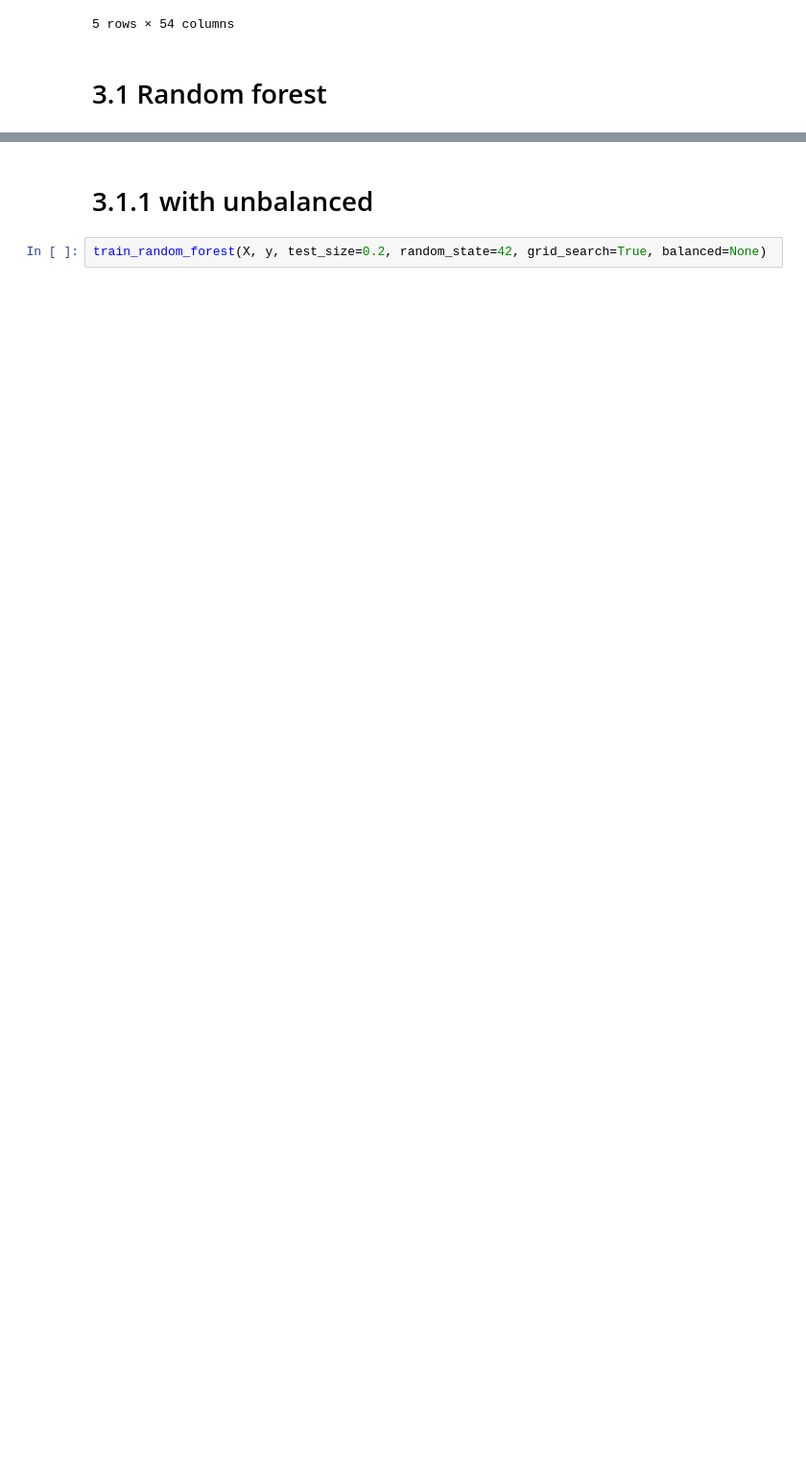
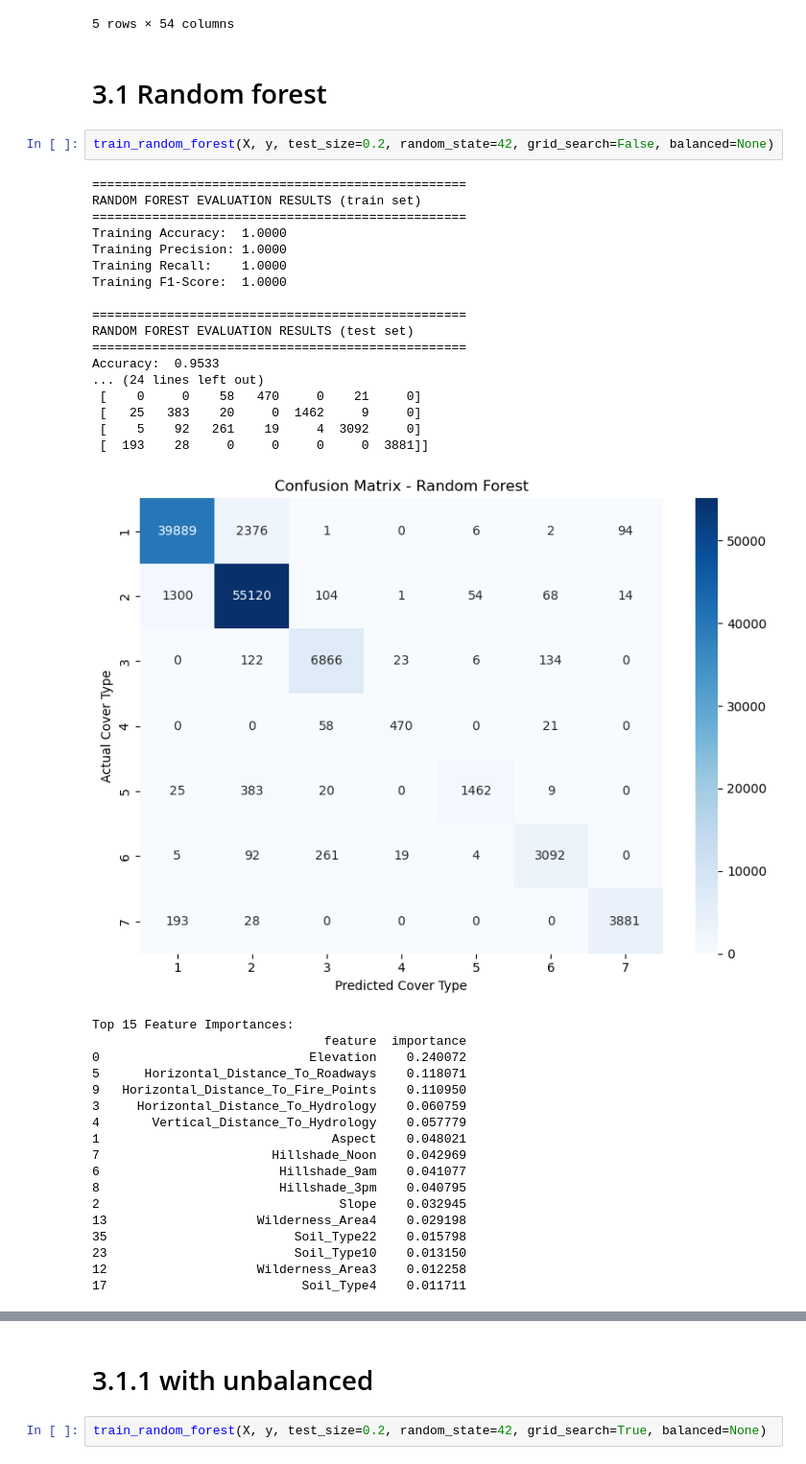
Before and after one commit to omar-desouki/Forest-Cover-Type-Classification-elevvo, a Jupyter notebook: main.ipynb, the cells around one changed output, grey strips where cells are left out. Shown at 96% size. Cells and saved outputs as stored; diff of their text form; blank space fills up the shorter version.

```diff
--- a/main.ipynb
+++ b/main.ipynb
@@ -243,3 +243,41 @@ X.head()
 5 rows × 54 columns
 # %% [markdown]
 # 3.1 Random forest
+# %%
+train_random_forest(X, y, test_size=0.2, random_state=42, grid_search=False, balanced=None)
+# %% [output]
+==================================================
+RANDOM FOREST EVALUATION RESULTS (train set)
+==================================================
+Training Accuracy:  1.0000
+Training Precision: 1.0000
+Training Recall:    1.0000
+Training F1-Score:  1.0000
+
+==================================================
+RANDOM FOREST EVALUATION RESULTS (test set)
+==================================================
+Accuracy:  0.9533
+... (24 lines left out)
+ [    0     0    58   470     0    21     0]
+ [   25   383    20     0  1462     9     0]
+ [    5    92   261    19     4  3092     0]
+ [  193    28     0     0     0     0  3881]]
+[figure, added]
+Top 15 Feature Importances:
+                               feature  importance
+0                            Elevation    0.240072
+5      Horizontal_Distance_To_Roadways    0.118071
+9   Horizontal_Distance_To_Fire_Points    0.110950
+3     Horizontal_Distance_To_Hydrology    0.060759
+4       Vertical_Distance_To_Hydrology    0.057779
+1                               Aspect    0.048021
+7                       Hillshade_Noon    0.042969
+6                        Hillshade_9am    0.041077
+8                        Hillshade_3pm    0.040795
+2                                Slope    0.032945
+13                    Wilderness_Area4    0.029198
+35                         Soil_Type22    0.015798
+23                         Soil_Type10    0.013150
+12                    Wilderness_Area3    0.012258
+17                          Soil_Type4    0.011711
```
Also changed, not shown: parts of 4 cells of this notebook, 1 other file.
